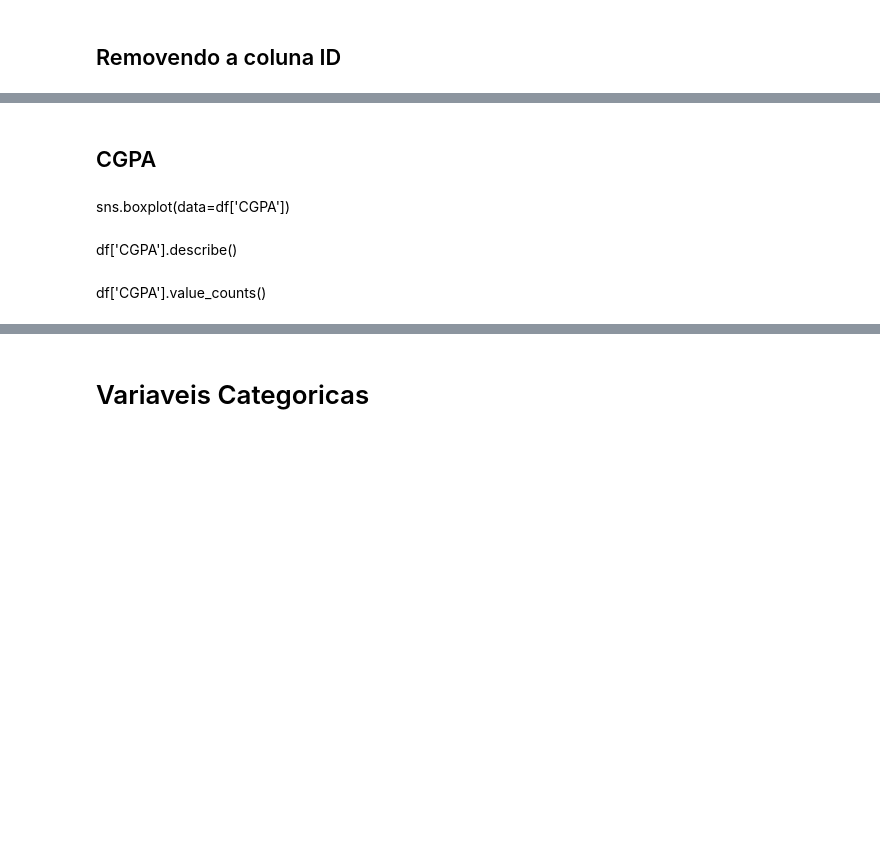
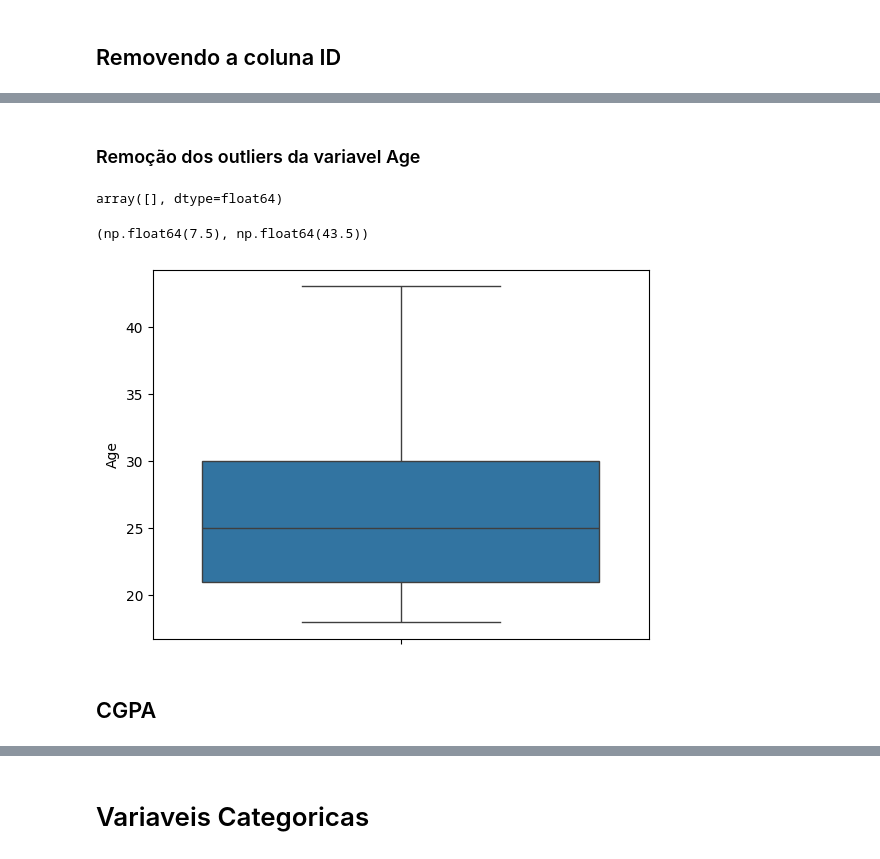
Before and after one commit to gribeiros/depression-dataset, a Jupyter notebook: drepession-dataset.ipynb, the cells around one changed output, grey strips where cells are left out. Drawn from its saved outputs; the diff is of its cells as text; code cells hidden in the pictures; blank space fills up the shorter version.

```diff
--- a/drepession-dataset.ipynb
+++ b/drepession-dataset.ipynb
@@ -52,2 +175,9 @@ df['Age'].value_counts().sort_index()
+# %% [markdown]
+### Remoção dos outliers da variavel Age
 # %%
-df.query('Age < 35',inplace=True)
+df.query('Age >= @limit_lower and Age <= @limit_upper',inplace=True)
+check_outliers(df['Age'])
+# %% [output]
+array([], dtype=float64)
+(np.float64(7.5), np.float64(43.5))
+[figure, added]
@@ -56,8 +184,2 @@ df['Age'].describe()
 # %% [markdown]
 ## CGPA
-# %% [markdown]
-sns.boxplot(data=df['CGPA'])
-# %% [markdown]
-df['CGPA'].describe()
-# %% [markdown]
-df['CGPA'].value_counts()
```
Also changed, not shown: parts of 65 cells of this notebook.
